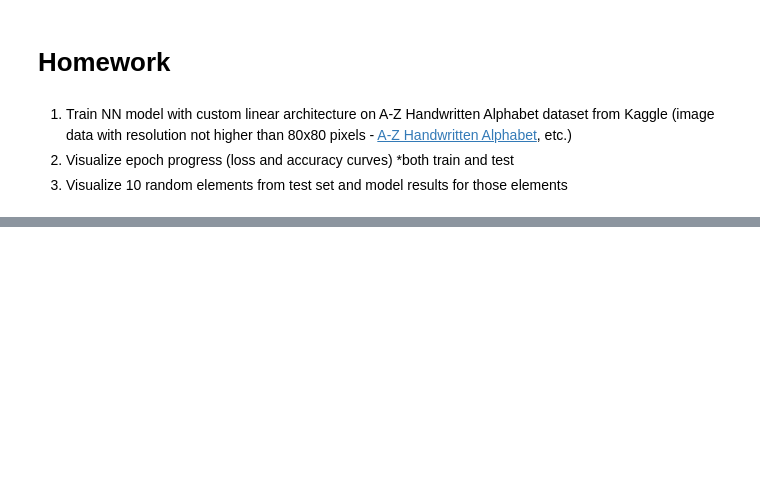
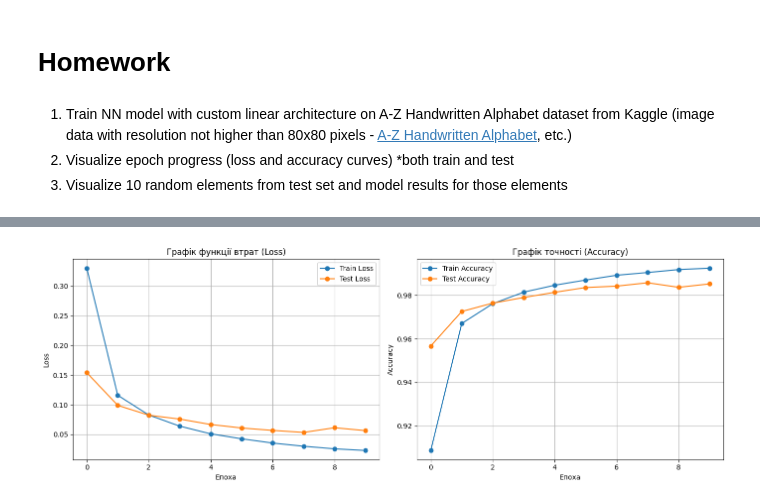
Before and after one commit to Animmant/amazinium_2026_tasks, a Jupyter notebook: archive_all_lesson/l12-22/lesson_15_pytorch/pytorch.ipynb, the cells around one changed output, grey strips where cells are left out. Drawn from its saved outputs; the diff is of its cells as text; code cells hidden in the pictures; blank space fills up the shorter version.

```diff
--- a/archive_all_lesson/l12-22/lesson_15_pytorch/pytorch.ipynb
+++ b/archive_all_lesson/l12-22/lesson_15_pytorch/pytorch.ipynb
@@ -548,0 +714,25 @@ Tools:
+# %%
+fig, (ax1, ax2) = plt.subplots(1, 2, figsize=(14, 5))
+
+# Loss Chart
+ax1.plot(train_losses, label='Train Loss', marker='o')
+ax1.plot(test_losses, label='Test Loss', marker='o')
+ax1.set_title('Графік функції втрат (Loss)')
+ax1.set_xlabel('Епоха')
+ax1.set_ylabel('Loss')
+ax1.legend()
+ax1.grid(True)
+
+# Chart Accuracy
+ax2.plot(train_accuracies, label='Train Accuracy', marker='o')
+ax2.plot(test_accuracies, label='Test Accuracy', marker='o')
+ax2.set_title('Графік точності (Accuracy)')
+ax2.set_xlabel('Епоха')
+ax2.set_ylabel('Accuracy')
+ax2.legend()
+ax2.grid(True)
+
+plt.tight_layout()
+plt.show()
+# %% [output]
+[figure, added]
```
Also changed, not shown: parts of 16 cells of this notebook.
